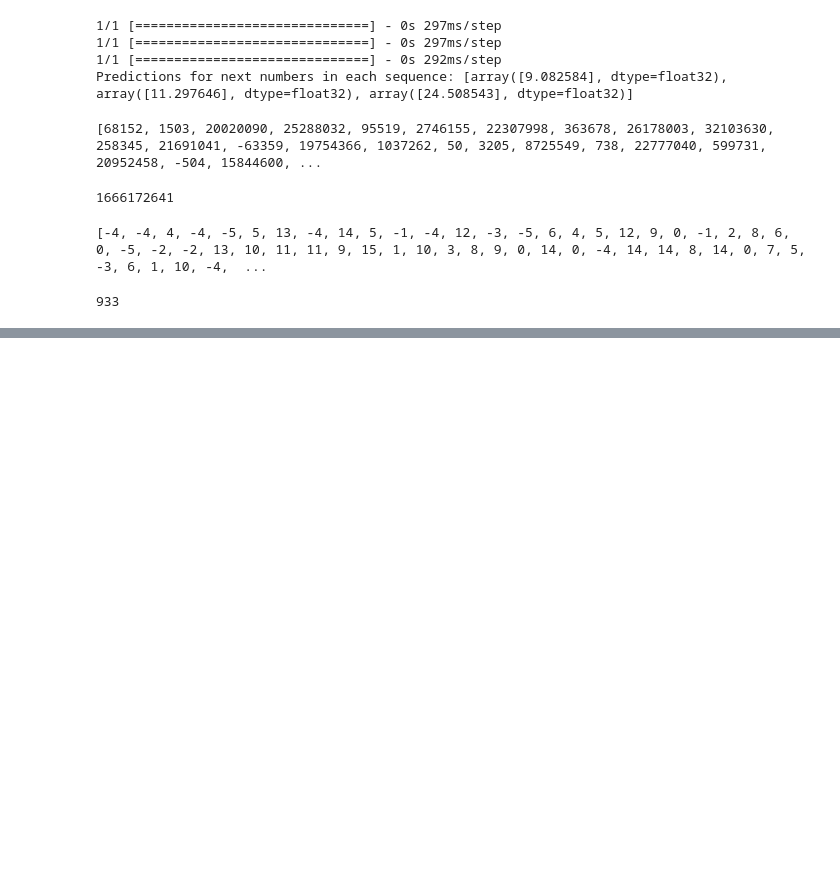
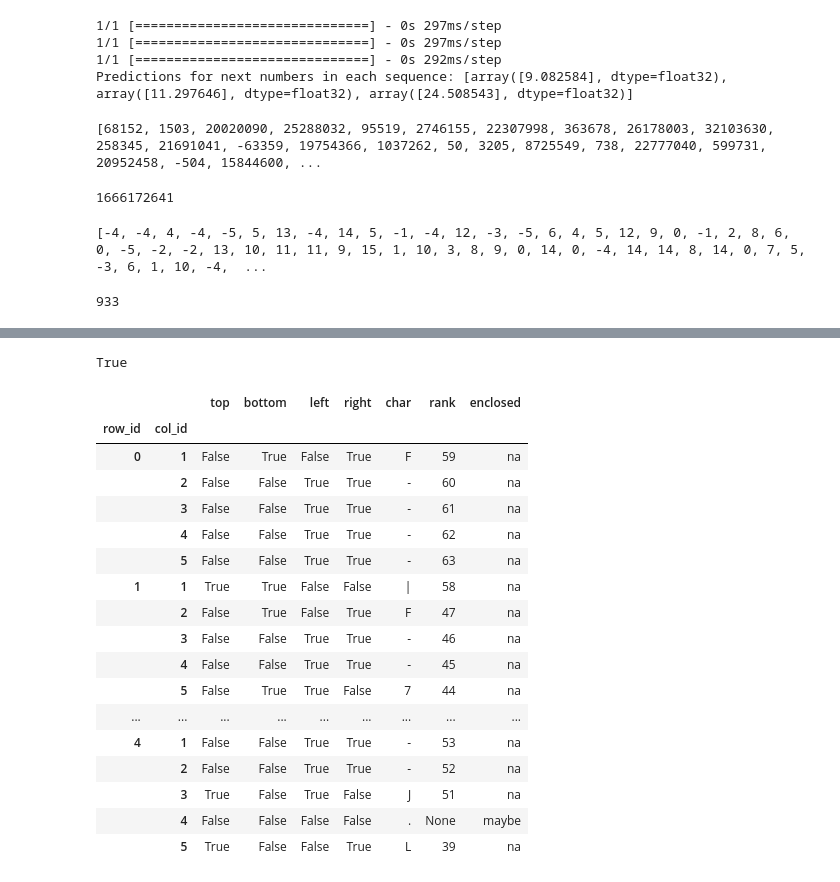
Before and after one commit to Orest02/AoC_2023, a Jupyter notebook: AoC2023.ipynb, the cells around one changed output, grey strips where cells are left out. Saved outputs shown, nothing was run; the diff lists cells and outputs as text; code cells hidden in the pictures; blank space fills up the shorter version.

```diff
--- a/AoC2023.ipynb
+++ b/AoC2023.ipynb
@@ -991,0 +1191,25 @@ sum(predicted_vals)
+# %%
+(df['enclosed'] == "no").all()#.notna().any()#[df["enclosed"] == "maybe"]
+# %% [output]
+True
+# %%
+df.loc[(list(range(0,5)), list(range(1, 6))), :]
+# %% [output]
+|  |  | top | bottom | left | right | char | rank | enclosed |
+| row_id | col_id |  |  |  |  |  |  |  |
+| 0 | 1 | False | True | False | True | F | 59 | na |
+|  | 2 | False | False | True | True | - | 60 | na |
+|  | 3 | False | False | True | True | - | 61 | na |
+|  | 4 | False | False | True | True | - | 62 | na |
+|  | 5 | False | False | True | True | - | 63 | na |
+| 1 | 1 | True | True | False | False | | | 58 | na |
+|  | 2 | False | True | False | True | F | 47 | na |
+|  | 3 | False | False | True | True | - | 46 | na |
+|  | 4 | False | False | True | True | - | 45 | na |
+|  | 5 | False | True | True | False | 7 | 44 | na |
+| ... | ... | ... | ... | ... | ... | ... | ... | ... |
+| 4 | 1 | False | False | True | True | - | 53 | na |
+|  | 2 | False | False | True | True | - | 52 | na |
+|  | 3 | True | False | True | False | J | 51 | na |
+|  | 4 | False | False | False | False | . | None | maybe |
+|  | 5 | True | False | False | True | L | 39 | na |
```
Also changed, not shown: parts of 15 cells of this notebook.
